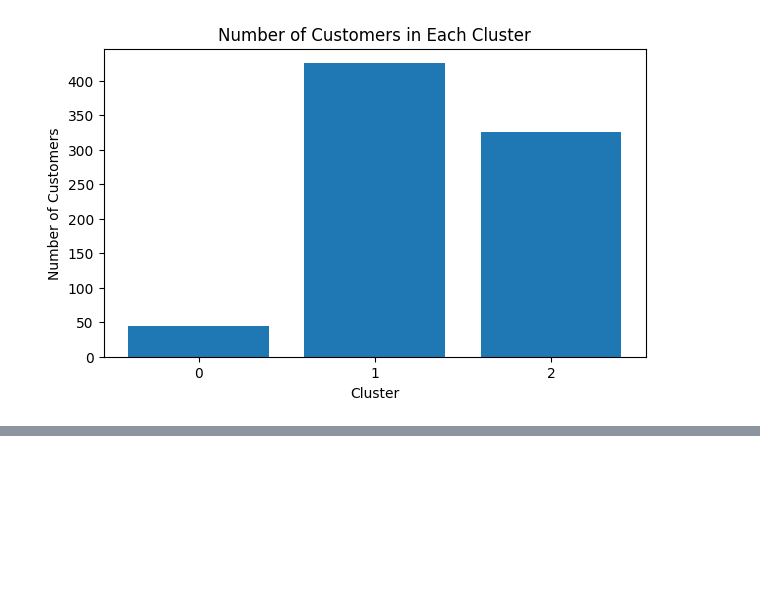
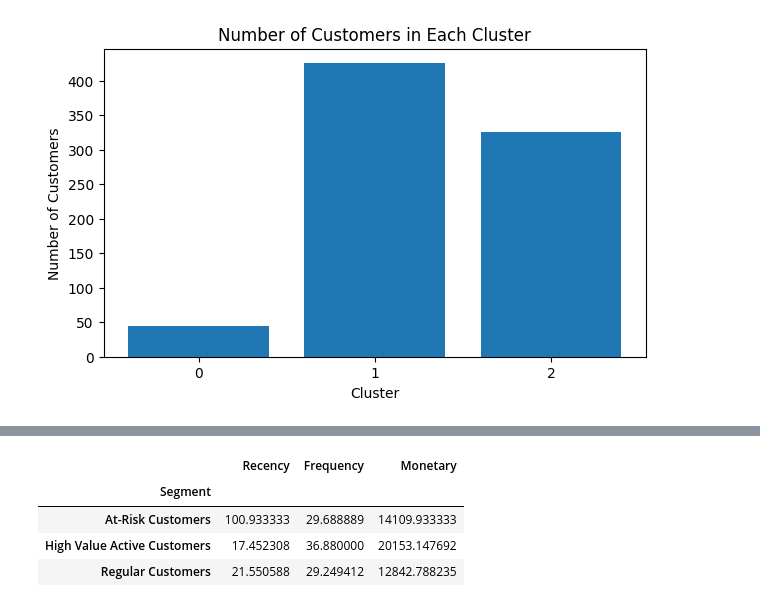
Before and after one commit to Wasimul2023/Superstore_sales_Analysis, a Jupyter notebook: Superstore_Sales_Analysis.ipynb, the cells around one changed output, grey strips where cells are left out. Cells and saved outputs as stored; diff of their text form; code cells hidden in the pictures; blank space fills up the shorter version.

```diff
--- a/Superstore_Sales_Analysis.ipynb
+++ b/Superstore_Sales_Analysis.ipynb
@@ -715,0 +812,12 @@ plt.show()
+# %%
+segment_summary = rfm.groupby('Segment')[
+    ['Recency','Frequency','Monetary']
+].mean()
+
+segment_summary
+# %% [output]
+|  | Recency | Frequency | Monetary |
+| Segment |  |  |  |
+| At-Risk Customers | 100.933333 | 29.688889 | 14109.933333 |
+| High Value Active Customers | 17.452308 | 36.880000 | 20153.147692 |
+| Regular Customers | 21.550588 | 29.249412 | 12842.788235 |
```
Also changed, not shown: parts of 7 cells of this notebook.
